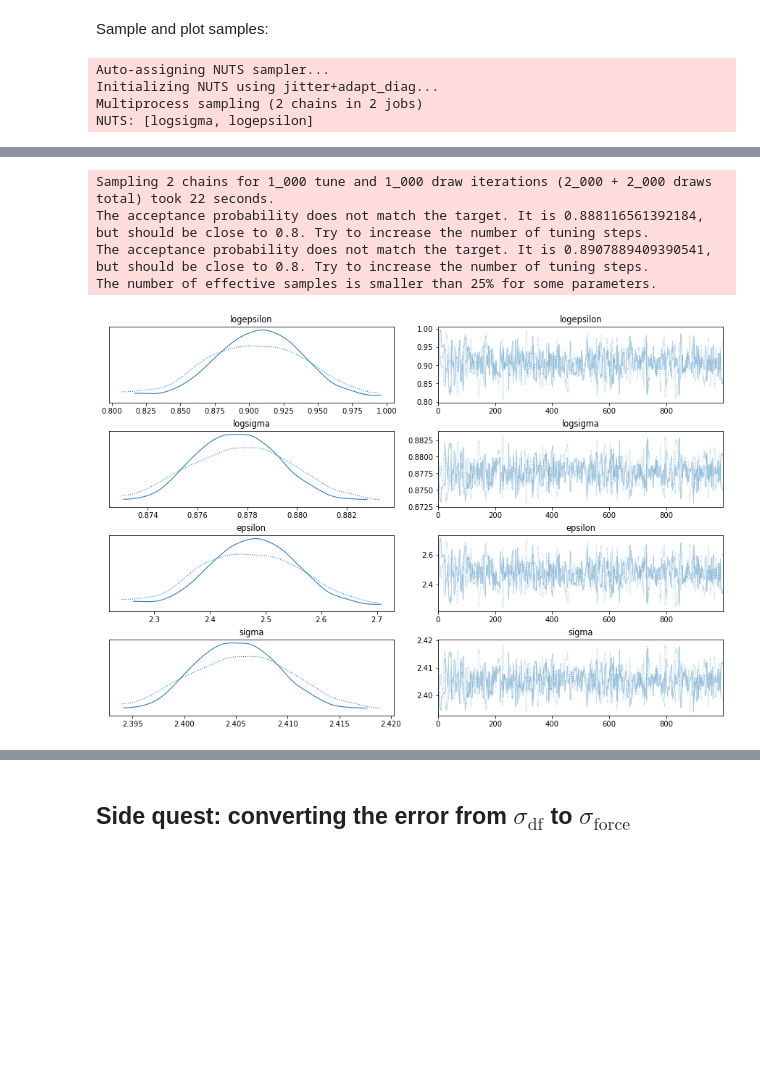
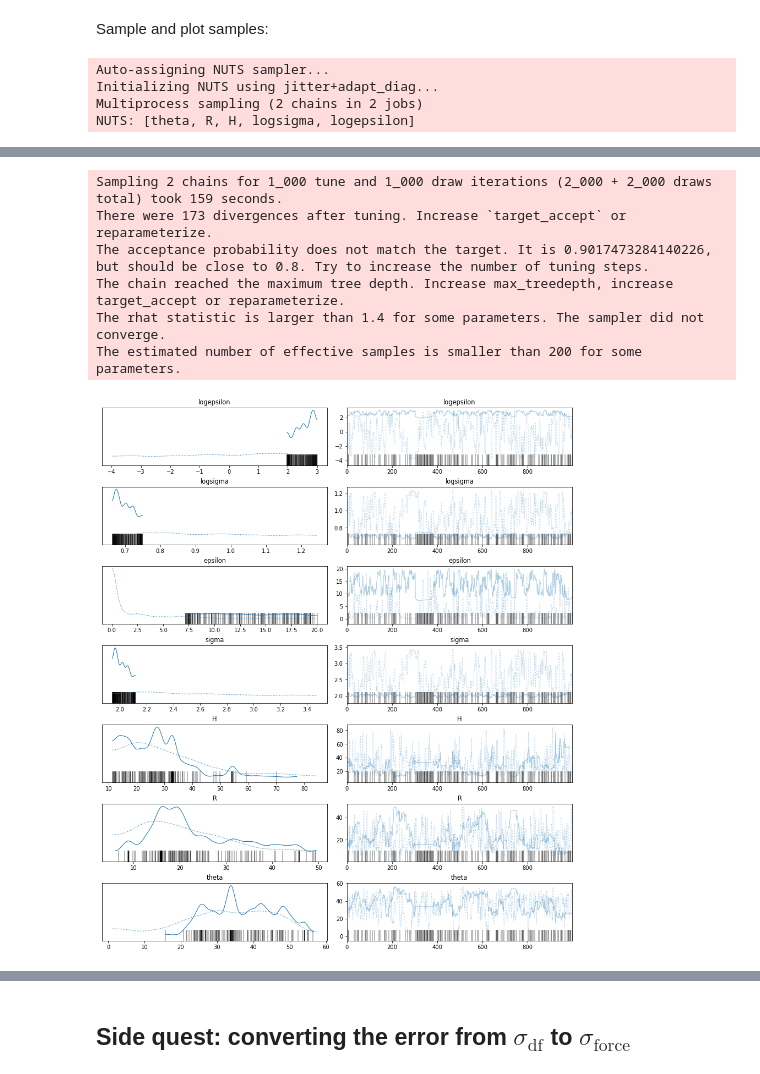
Before and after one commit to phys201/nc_AFM, a Jupyter notebook: LJ_vdw_M3.ipynb, the cells around one changed output, grey strips where cells are left out. Cells and saved outputs as stored; diff of their text form; code cells hidden in the pictures; blank space fills up the shorter version.

Commit message:
testing model and fitting
messing with set parameters and start values. No luck on good results.

```diff
--- a/LJ_vdw_M3.ipynb
+++ b/LJ_vdw_M3.ipynb
@@ -219,20 +219,22 @@ map_estimate
 # %% [markdown]
 Sample and plot samples:
 # %%
-with LJ_model:
+with M3_model:
     trace =pm.sample(1000, start = map_estimate, return_inferencedata=True)
     az.plot_trace(trace);
 # %% [output]
 Auto-assigning NUTS sampler...
 Initializing NUTS using jitter+adapt_diag...
 Multiprocess sampling (2 chains in 2 jobs)
-NUTS: [logsigma, logepsilon]
+NUTS: [theta, R, H, logsigma, logepsilon]
 [interactive output not drawn]
-Sampling 2 chains for 1_000 tune and 1_000 draw iterations (2_000 + 2_000 draws total) took 22 seconds.
-The acceptance probability does not match the target. It is 0.888116561392184, but should be close to 0.8. Try to increase the number of tuning steps.
-The acceptance probability does not match the target. It is 0.8907889409390541, but should be close to 0.8. Try to increase the number of tuning steps.
-The number of effective samples is smaller than 25% for some parameters.
+Sampling 2 chains for 1_000 tune and 1_000 draw iterations (2_000 + 2_000 draws total) took 159 seconds.
+There were 173 divergences after tuning. Increase `target_accept` or reparameterize.
+The acceptance probability does not match the target. It is 0.9017473284140226, but should be close to 0.8. Try to increase the number of tuning steps.
+The chain reached the maximum tree depth. Increase max_treedepth, increase target_accept or reparameterize.
+The rhat statistic is larger than 1.4 for some parameters. The sampler did not converge.
+The estimated number of effective samples is smaller than 200 for some parameters.
-[figure, old version]
+[figure, new version]
 # %%
 with LJ_model:
     az.plot_posterior(trace)
```
Also changed, not shown: parts of 9 cells of this notebook.
